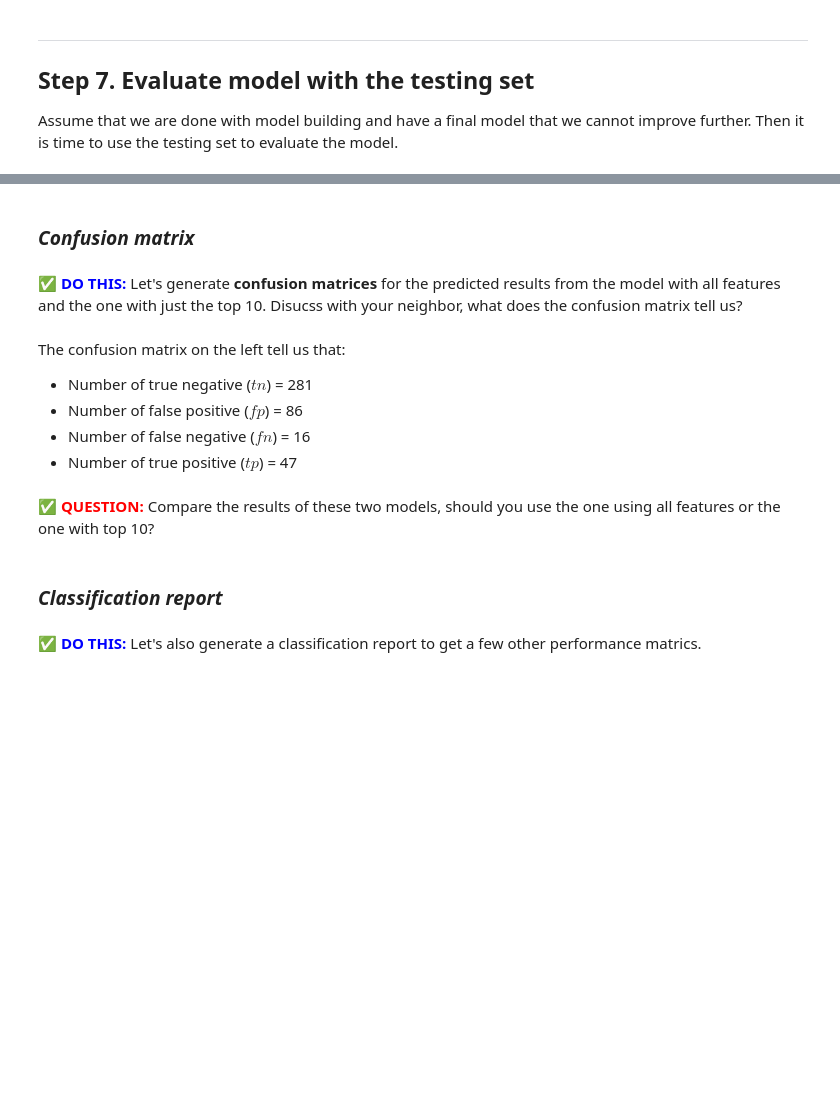
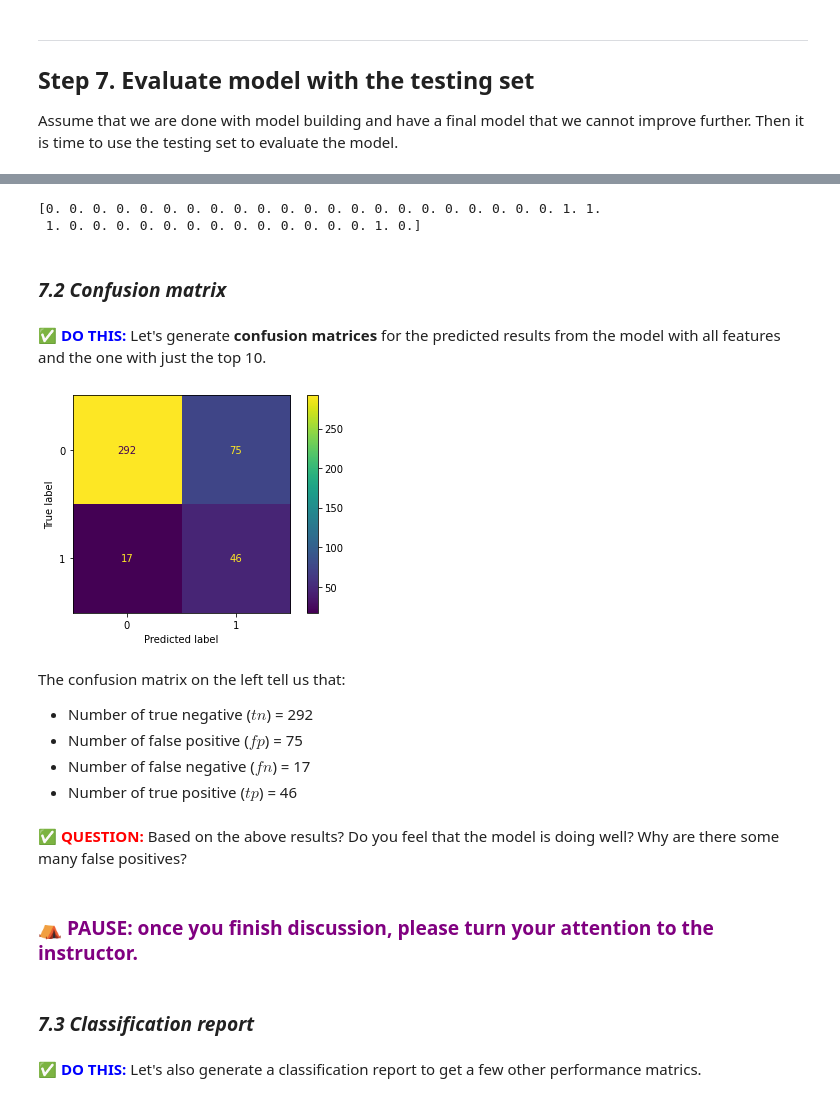
Before and after one commit to ShiuLab/ML_workshop, a Jupyter notebook: _DRAFT_ML_workshop-part_b-in_class.ipynb, the cells around one changed output, grey strips where cells are left out. Saved outputs shown, nothing was run; the diff lists cells and outputs as text; code cells hidden in the pictures; blank space fills up the shorter version.

```diff
--- a/_DRAFT_ML_workshop-part_b-in_class.ipynb
+++ b/_DRAFT_ML_workshop-part_b-in_class.ipynb
@@ -555,27 +596,33 @@ from sklearn.model_selection import train_test_split
 
 # Create a function for running RandomForest
 def run_randomforest(X_train, y_train):
-    # COMMENT: how many hyperparameter combinations we are testing here?
+    # Below is a Python dictionary specify the hyperparameters to be tested
+    #  2x3x4x1 = 24
     param_grid = {'n_estimators': [200, 500],
                   'max_features': ['auto', 'sqrt', 'log2'],
-                  'max_depth' : [4,5,6,7,8],
-                  'criterion' :['gini', 'entropy']}
+                  'max_depth' : [3,5,7,9],
+                  'criterion' :['entropy']}
 
-    # COMMENT: what do you think this is doing?
+    # Initialize a random forest classifier (rfc) with a random seed
     rfc = RandomForestClassifier(random_state=rand_seed)
 
-    # COMMENT: what do you think this is doing?
+    # Initialize a grid search object that will search through each of the 24
+    # hyperparameter combinations. For each combination, a five fold cross-
+    # validation (cv) is done. So totally 24x5 = 120 random forest classifiers
+    # will be build.
     rfc_gs = GridSearchCV(
                 rfc,
                 param_grid,
-                cv=5,              # COMMENT
-                verbose=2,
-                scoring='roc_auc', # COMMENT
+                cv=5,              # cross validation folds
+                verbose=2,         #
+                scoring='roc_auc', # find model with the best ROC-AUC
                 n_jobs=8)          # number of concurrent jobs, you need to
                                    # adjust this based on the number of CPU cores
                                    # available on your machine.
 
-    # COMMENT: what does this do?
+    # Pass the training feaure and label data to the grid search object and
+    # start fitting (training) models
     rfc_gs.fit(X_train, y_train)
 
+    # Return the fitted grid search object
     return rfc_gs
@@ -624,23 +687,30 @@ from sklearn.model_selection import GridSearchCV
 from sklearn.svm import SVC
 
 # COMMENT: What does this do?
-param_grid = {'C': [1, 10, 1e2, 1e3, 1e4],
+# Set up the hyperparameter combinations: 3x4x2 = 24 runs
+param_grid = {'C': [1, 10, 1e2],
               'gamma': [0.0001, 0.001, 0.01, 0.1],
               'kernel': ['linear', 'rbf']}
 
 # COMMENT: What does this do?
+# Intialize a support vector classifier
 svc    = SVC()
 
 # COMMENT: What does this do?
+# Initiate a grid search object with cross validation
 svc_gs = GridSearchCV(svc, param_grid, cv=5, verbose=2, scoring='roc_auc',
                       n_jobs=8)
 
 # COMMENT: What does this do?
+# Search for the best hyperparameters with training data
 svc_gs.fit(X_train_scale, y_train)
 
 # COMMENT: What does this do?
+# Save the best model as a file
 filename = "model_svc_gridsearch.save"
 pickle.dump(svc_gs.best_estimator_, open(filename, 'wb'))
 
-# COMMENT: What does this do?
-svc_gs.best_params_, svc_gs.best_score_
+# COMMENT: What does these do?
+# Print out the best parameters and best scores
+print(svc_gs.best_params_)
+print(svc_gs.best_score_)
@@ -748,7 +905,13 @@ y_test_pred_top10[:10]
+# %%
+# Also take a look at the 1st 40 TRUE values
+print(numpy.array(y_test[:40]))
+# %% [output]
+[0. 0. 0. 0. 0. 0. 0. 0. 0. 0. 0. 0. 0. 0. 0. 0. 0. 0. 0. 0. 0. 0. 1. 1.
+ 1. 0. 0. 0. 0. 0. 0. 0. 0. 0. 0. 0. 0. 0. 1. 0.]
 # %% [markdown]
-### ___Confusion matrix___
+### ___7.2 Confusion matrix___
 # %% [markdown]
-&#9989; **<font color=blue>DO THIS:</font>** Let's generate __confusion matrices__ for the predicted results from the model with all features and the one with just the top 10. Disucss with your neighbor, what does the confusion matrix tell us?
+&#9989; **<font color=blue>DO THIS:</font>** Let's generate __confusion matrices__ for the predicted results from the model with all features and the one with just the top 10.
 # %%
 from sklearn.metrics import confusion_matrix
 from sklearn.metrics import ConfusionMatrixDisplay
@@ -764,13 +921,20 @@ cm_display2 = ConfusionMatrixDisplay(cm_top10).plot(ax=ax[1])
+# %%
+# Plot the results
+cm_display = ConfusionMatrixDisplay(cm_top10).plot()
+# %% [output]
+[figure, added]
 # %% [markdown]
 The confusion matrix on the left tell us that:
-- Number of true negative ($tn$) = 281
-- Number of false positive ($fp$) = 86
-- Number of false negative ($fn$) = 16
-- Number of true positive ($tp$) = 47
+- Number of true negative ($tn$) = 292
+- Number of false positive ($fp$) = 75
+- Number of false negative ($fn$) = 17
+- Number of true positive ($tp$) = 46
-# %% [markdown]
-&#9989; <font color=red>**QUESTION:**</font> Compare the results of these two models, should you use the one using all features or the one with top 10?
+# %% [markdown]
+&#9989; <font color=red>**QUESTION:**</font> Based on the above results? Do you feel that the model is doing well? Why are there some many false positives?
+# %% [markdown]
+### &#9978; **<font color=purple>PAUSE: once you finish discussion, please turn your attention to the instructor. </font>**
 # %% [markdown]
-### ___Classification report___
+### ___7.3 Classification report___
 # %% [markdown]
 &#9989; **<font color=blue>DO THIS:</font>** Let's also generate a classification report to get a few other performance matrics.
 # %%
```
Also changed, not shown: parts of 72 cells of this notebook, 4 other files.
